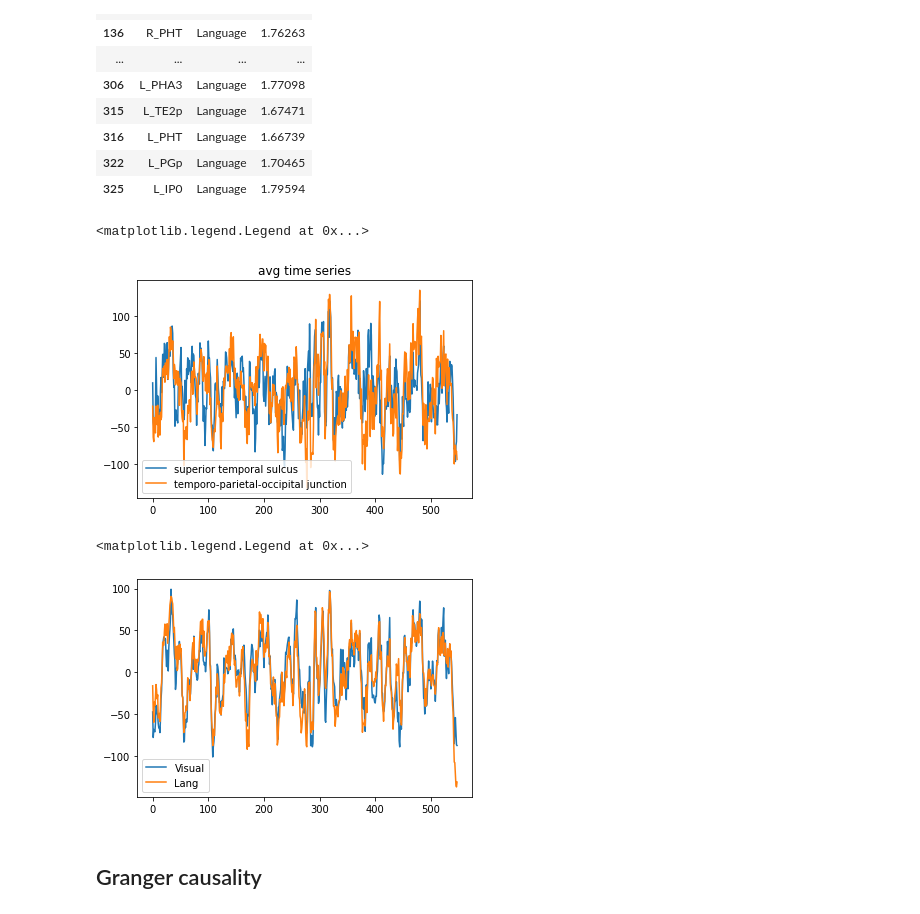
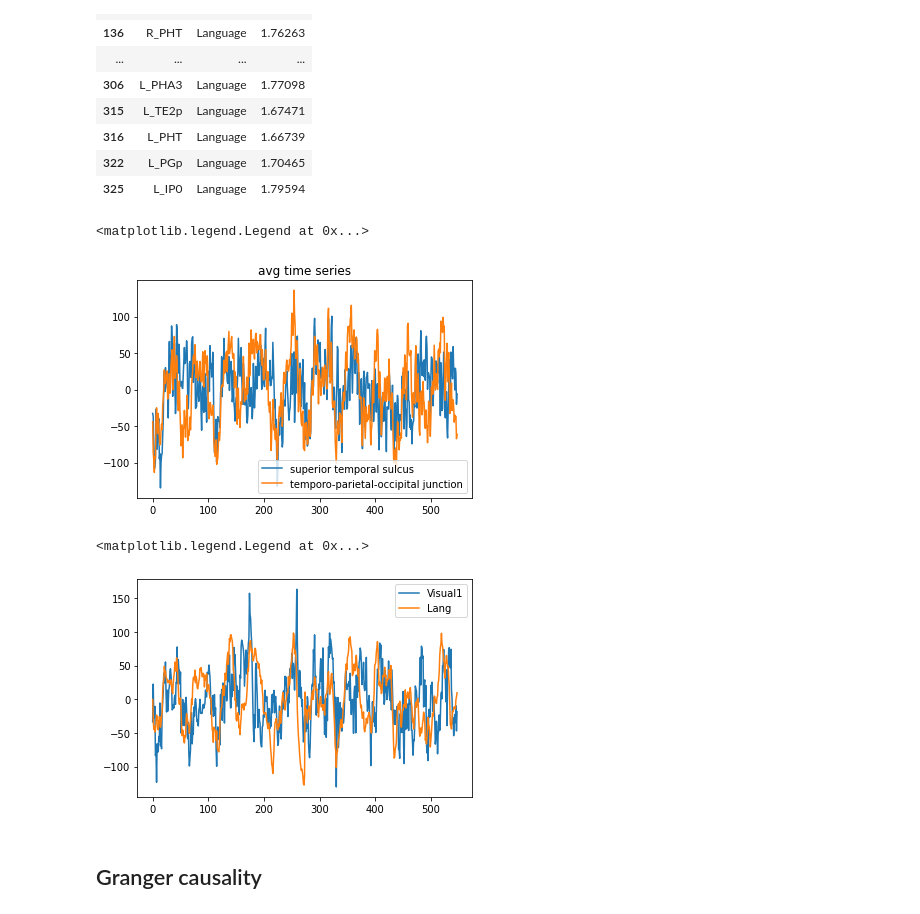
Before and after one commit to vss245/nma-code, a Jupyter notebook: hcp_fmri_analysis.ipynb, the cells around one changed output. Cells and saved outputs as stored; diff of their text form; code cells hidden in the pictures.

```diff
--- a/hcp_fmri_analysis.ipynb
+++ b/hcp_fmri_analysis.ipynb
@@ -189,8 +272,8 @@ regionsdf[regionsdf['name'].str.contains("STS")]
 STSidx = regionsdf.index[regionsdf['name'].str.contains("R_STS")].tolist() # get indices
 TPOJidx = regionsdf.index[regionsdf['name'].str.contains("R_TPOJ")].tolist() # get indices
 # %%
-# Loading time series for two regions and plotting
-all_ts = load_timeseries(25, "SOCIAL", runs=None, concat=True, remove_mean=True)
+# Loading time series for two regions and plotting for 1 subject
+all_ts = load_timeseries(29, "SOCIAL", runs=None, concat=True, remove_mean=True)
 # average over all STS regions
 STS_ts = np.mean(all_ts[STSidx,],axis=0)
 plt.plot(STS_ts,label = 'superior temporal sulcus') #avg time series in STS
@@ -200,19 +283,20 @@ plt.title('avg time series')
 plt.legend()
 # %% [output]
 <matplotlib.legend.Legend at 0x...>
-[figure, old version]
+[figure, new version]
 # %%
 # Pick a random region to compare - V1
-idx1 = regionsdf.index[regionsdf['network'].str.contains("Visual")].tolist() # get indices
+idx1 = regionsdf.index[regionsdf['network'].str.contains("Visual1")].tolist() # get indices
 region1 = np.mean(all_ts[idx1,],axis = 0)
-plt.plot(region1,label='Visual')
+plt.plot(region1,label='Visual1')
 idx2 = regionsdf.index[regionsdf['network'].str.contains("Language")].tolist() # get indices
 region2 = np.mean(all_ts[idx2,],axis = 0)
 plt.plot(region2,label='Lang')
 plt.legend()
+# Why do they overlap so much?
 # %% [output]
 <matplotlib.legend.Legend at 0x...>
-[figure, old version]
+[figure, new version]
 # %% [markdown]
 ## Granger causality
 # %%
```
Also changed, not shown: parts of 6 cells of this notebook.
